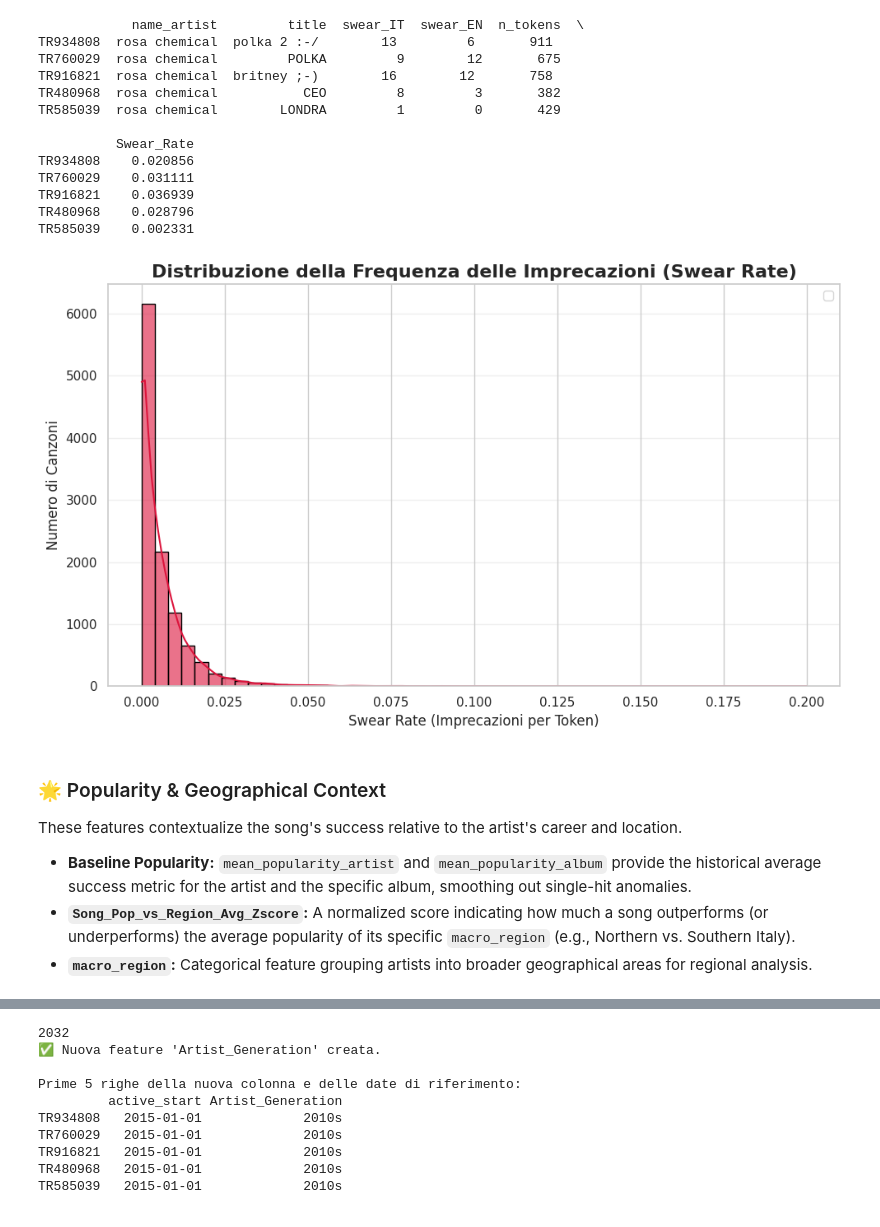
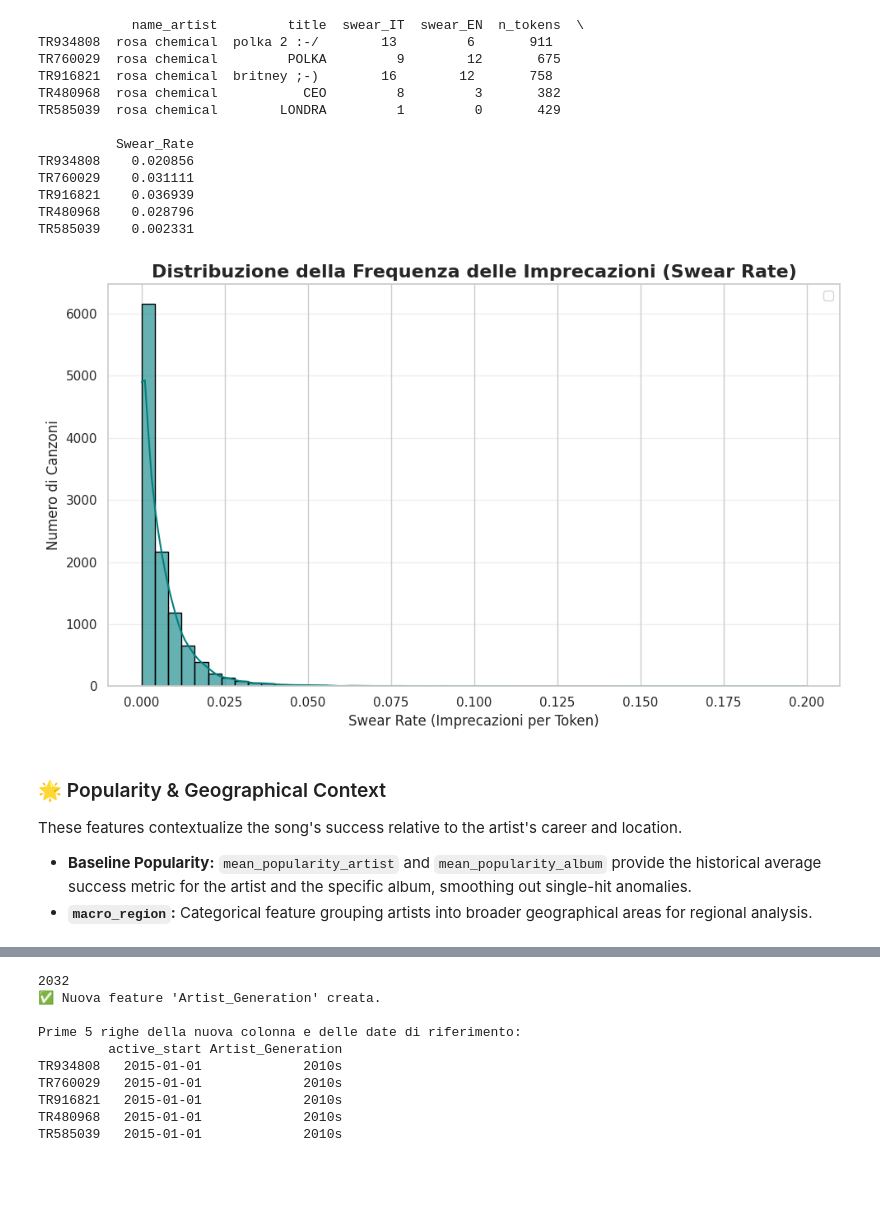
Before and after one commit to Syreel/DataMining, a Jupyter notebook: data_feature_engineering.ipynb, the cells around one changed output, grey strips where cells are left out. Drawn from its saved outputs; the diff is of its cells as text; code cells hidden in the pictures; blank space fills up the shorter version.

Commit message:
cleaned notebooks

```diff
--- a/data_feature_engineering.ipynb
+++ b/data_feature_engineering.ipynb
@@ -151,13 +150,9 @@ for row_idx in range(len(docs)):
 # --- 5. SALVATAGGIO NEL DATAFRAME ORIGINALE ---
 # Pulizia
 df['primary_topic'] = "Too Short"
-df['secondary_topic'] = None
-df['tertiary_topic'] = None
 
 # Assegnazione categorie
 df.loc[valid_mask, 'primary_topic'] = [x[0] for x in results_list]
-df.loc[valid_mask, 'secondary_topic'] = [x[1] for x in results_list]
-df.loc[valid_mask, 'tertiary_topic'] = [x[2] for x in results_list]
 
 # Assegnazione punteggi numerici (Uniamo le colonne score al df originale)
 # Usiamo .join per sicurezza sugli indici
@@ -305,3 +296,35 @@ def get_text_entropy(text):
 
 # Applicazione al DataFrame
 df['entropy_lyrics'] = df['lyrics'].apply(get_text_entropy)
+# %%
+# 1. Prepare the data (remove NaNs for this specific column)
+plot_df = df.dropna(subset=['entropy_lyrics'])
+
+# 2. Set up the figure
+sns.set_theme(style="whitegrid")
+plt.figure(figsize=(10, 6))  # Adjusted size for a single plot
+
+# 3. Create the Histogram
+sns.histplot(
+    data=plot_df,
+    x='entropy_lyrics',
+    kde=True,          # Density curve
+    bins=30,           # Number of bins
+    color='teal',
+    edgecolor='white'  # Adds a clean separation between bars
+)
+
+# 4. Add the Mean Line
+mean_val = plot_df['entropy_lyrics'].mean()
+plt.axvline(mean_val, color='red', linestyle='--', linewidth=2, label=f'Mean Entropy: {mean_val:.2f}')
+
+# 5. Styling and Labels
+plt.title('Distribution of Lyrical Complexity (Entropy)', fontsize=15, fontweight='bold')
+plt.xlabel('Entropy Score (0 = Repetitive, High = Rich Vocabulary)', fontsize=12)
+plt.ylabel('Count of Tracks', fontsize=12)
+plt.legend()
+
+# 6. Save or Show
+plt.tight_layout()
+# plt.savefig('images/dist_entropy.png', dpi=300) # Uncomment to save for your LaTeX report
+plt.show()
@@ -405,7 +427,7 @@ Name: entropy_lyrics, dtype: float64
 # %%
 # 1. Calculate the estimated Total Characters (the numerator)
 # This serves as the proxy for total syllables delivered.
-total_characters = df['n_tokens']
+total_words = df['n_tokens']
 
 # 2. Calculate the Duration in Minutes (easier for division)
 duration_minutes = df['duration_ms'] / 60000
@@ -413,8 +435,8 @@ duration_minutes = df['duration_ms'] / 60000
 # 3. Calculate the Final Characters Per Minute (CPM)
 # Note: This is mathematically equivalent to your single-line formula.
 # We calculate it this way to improve readability and avoid potential syntax errors.
-df['Characters_Per_Minute'] = total_characters / duration_minutes
+df['words_per_minute'] = total_words / duration_minutes
 
 # Check the new feature
-print(df[['name_artist', 'title', 'n_tokens', 'duration_ms', 'Characters_Per_Minute']].head())
+print(df[['name_artist', 'title', 'n_tokens', 'duration_ms', 'words_per_minute']].head())
 # %% [output]
@@ -494,31 +508,30 @@ TR585039    0.002331
 # %%
 # 1. Preparazione dei dati: Rimuoviamo i NaN (i valori 0 sono significativi)
 swear_data = df['Swear_Rate'].replace([np.inf, -np.inf], np.nan).dropna()
 
 # 2. Setup della figura
 plt.figure(figsize=(10, 6))
 
 # 3. Creazione del Plot (Istogramma + KDE)
-sns.histplot(swear_data, bins=50, kde=True, color='crimson', edgecolor='black', alpha=0.6)
+sns.histplot(swear_data, bins=50, kde=True, color='teal', edgecolor='black', alpha=0.6)
 
 # 4. Styling
 plt.title('Distribuzione della Frequenza delle Imprecazioni (Swear Rate)', fontsize=16, fontweight='bold')
 plt.xlabel('Swear Rate (Imprecazioni per Token)', fontsize=12)
 plt.ylabel('Numero di Canzoni', fontsize=12)
 
 plt.legend()
 plt.grid(axis='y', alpha=0.3)
 plt.tight_layout()
 
 # 6. Mostra il grafico
 plt.show()
 # %% [output]
-[figure, old version]
+[figure, new version]
 # %% [markdown]
 ### 🌟 Popularity & Geographical Context
 These features contextualize the song's success relative to the artist's career and location.
 * **Baseline Popularity:** `mean_popularity_artist` and `mean_popularity_album` provide the historical average success metric for the artist and the specific album, smoothing out single-hit anomalies.
-* **`Song_Pop_vs_Region_Avg_Zscore`:** A normalized score indicating how much a song outperforms (or underperforms) the average popularity of its specific `macro_region` (e.g., Northern vs. Southern Italy).
 * **`macro_region`:** Categorical feature grouping artists into broader geographical areas for regional analysis.
 # %%
 mean_popularity_artist = df.groupby('id_artist', observed=True)['popularity'].mean()
```
Also changed, not shown: parts of 29 cells of this notebook, 6 other files.
